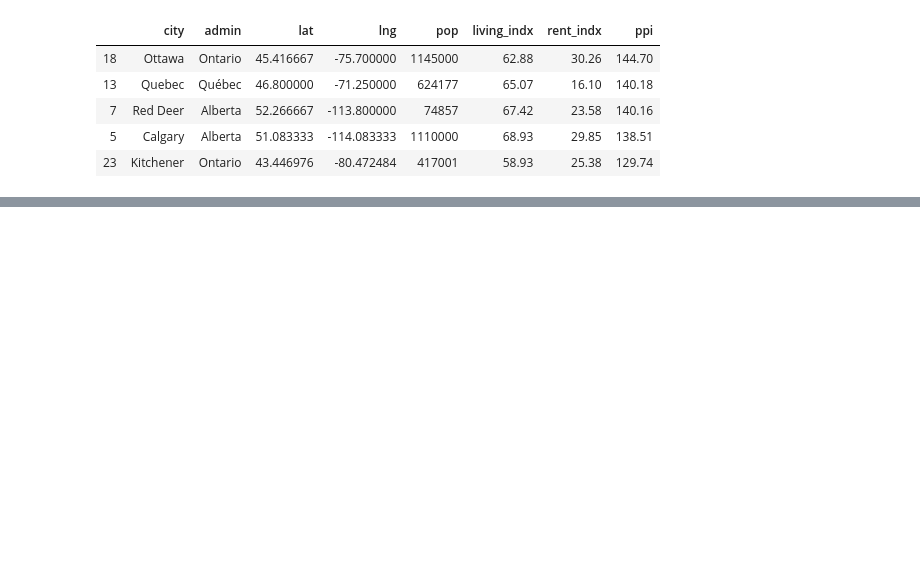
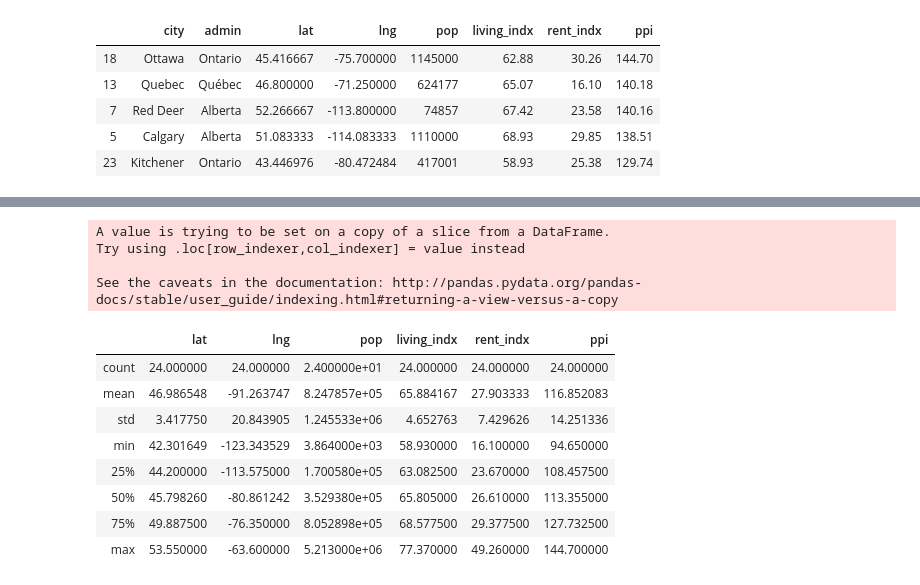
Before and after one commit to LouwTruter/Coursera_Capstone, a Jupyter notebook: capstone_project.ipynb, the cells around one changed output, grey strips where cells are left out. Drawn from its saved outputs; the diff is of its cells as text; code cells hidden in the pictures; blank space fills up the shorter version.

```diff
--- a/capstone_project.ipynb
+++ b/capstone_project.ipynb
@@ -192,0 +176,28 @@ Index(['city', 'admin', 'lat', 'lng', 'pop', 'living_indx', 'rent_indx', 'ppi',
+# %%
+# Train agglomerative cluster model
+n_clust = 5 # Number of clusters, decided from the dendogram
+mdl_cluster = AgglomerativeClustering(n_clusters=n_clust, affinity='euclidean', linkage='ward')
+mdl_cluster.fit_predict(X_scaled)
+
+# Add cluster values to the dataframe
+df_clust = df_final
+df_clust = df_clust[['city', 'admin', 'lat', 'lng'] + cols_for_clustering]
+df_clust['cluster'] = mdl_cluster.labels_
+# %% [output]
+A value is trying to be set on a copy of a slice from a DataFrame.
+Try using .loc[row_indexer,col_indexer] = value instead
+
+See the caveats in the documentation: http://pandas.pydata.org/pandas-docs/stable/user_guide/indexing.html#returning-a-view-versus-a-copy
+# %%
+# Resulting clusters for cities
+df_final.describe()
+# %% [output]
+|  | lat | lng | pop | living_indx | rent_indx | ppi |
+| count | 24.000000 | 24.000000 | 2.400000e+01 | 24.000000 | 24.000000 | 24.000000 |
+| mean | 46.986548 | -91.263747 | 8.247857e+05 | 65.884167 | 27.903333 | 116.852083 |
+| std | 3.417750 | 20.843905 | 1.245533e+06 | 4.652763 | 7.429626 | 14.251336 |
+| min | 42.301649 | -123.343529 | 3.864000e+03 | 58.930000 | 16.100000 | 94.650000 |
+| 25% | 44.200000 | -113.575000 | 1.700580e+05 | 63.082500 | 23.670000 | 108.457500 |
+| 50% | 45.798260 | -80.861242 | 3.529380e+05 | 65.805000 | 26.610000 | 113.355000 |
+| 75% | 49.887500 | -76.350000 | 8.052898e+05 | 68.577500 | 29.377500 | 127.732500 |
+| max | 53.550000 | -63.600000 | 5.213000e+06 | 77.370000 | 49.260000 | 144.700000 |
```
Also changed, not shown: parts of 13 cells of this notebook.
